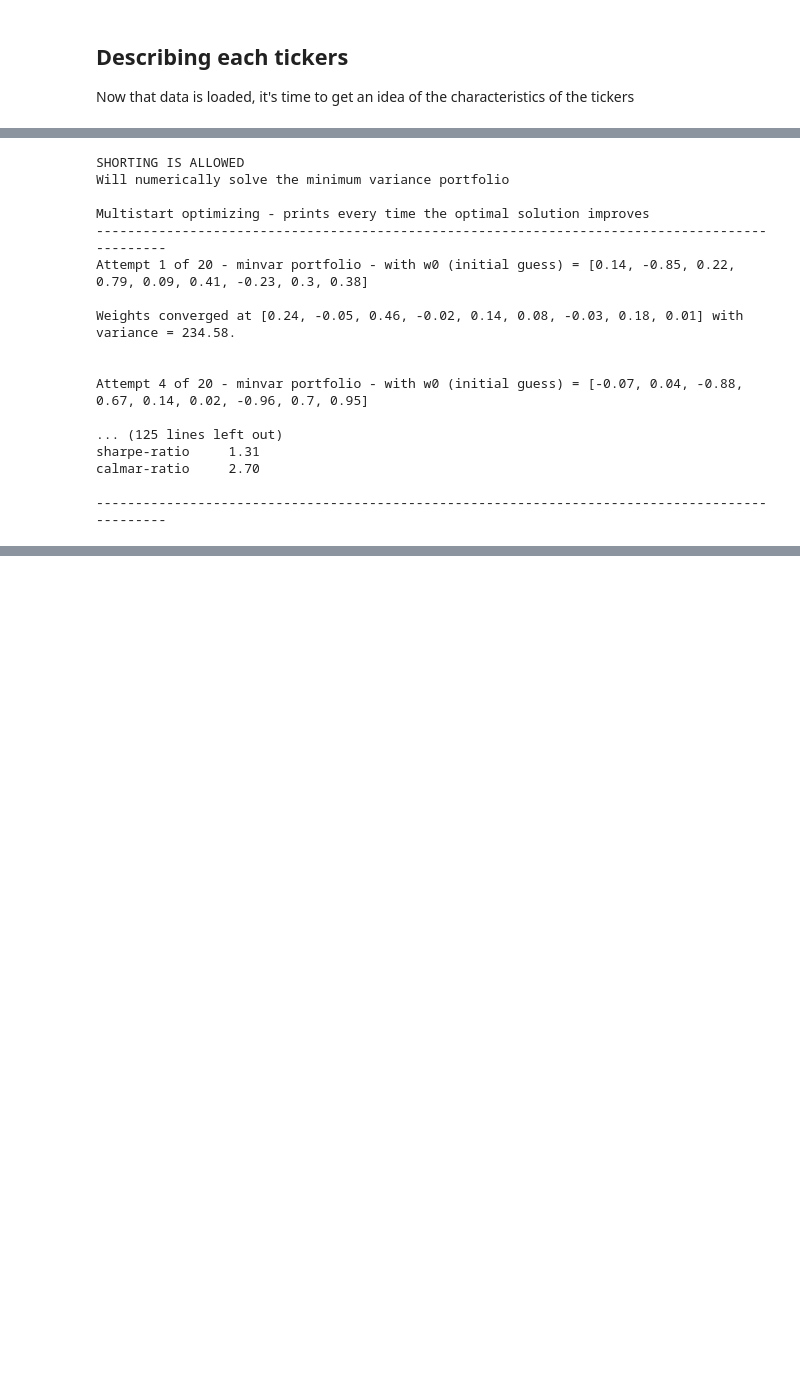
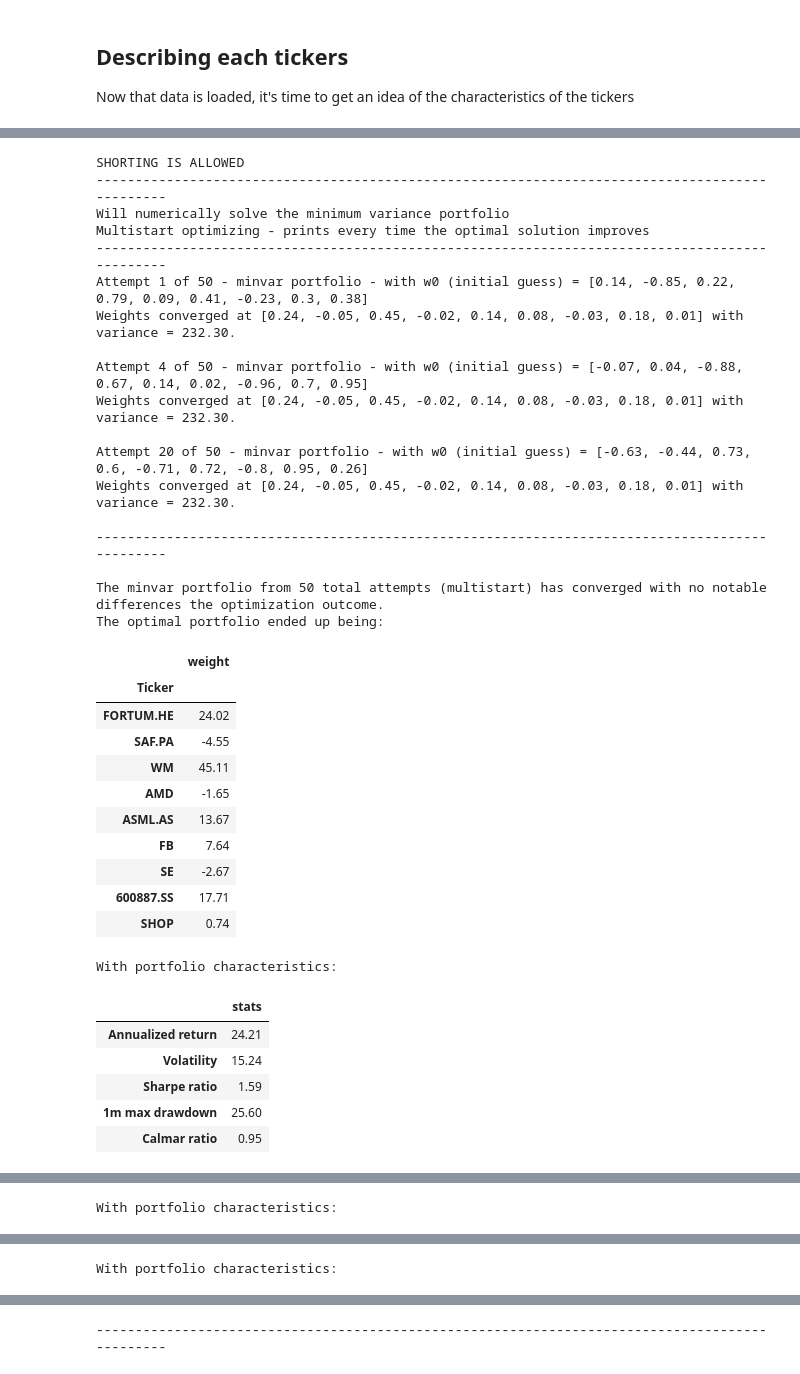
Before and after one commit to OlufKelk/PortfolioDesign, a Jupyter notebook: OptimalPF/Porfolio_notebook.ipynb, the cells around one changed output, grey strips where cells are left out. Drawn from its saved outputs; the diff is of its cells as text; code cells hidden in the pictures; blank space fills up the shorter version.

```diff
--- a/OptimalPF/Porfolio_notebook.ipynb
+++ b/OptimalPF/Porfolio_notebook.ipynb
@@ -127,20 +157,41 @@ Cannot analytically solve the maximum calmar ratio portfolio
-# %%
-pftools.num_optimal_portfolios(df,20,True)
-# %% [output]
-SHORTING IS ALLOWED
-Will numerically solve the minimum variance portfolio
-
-Multistart optimizing - prints every time the optimal solution improves
------------------------------------------------------------------------------------------------
-Attempt 1 of 20 - minvar portfolio - with w0 (initial guess) = [0.14, -0.85, 0.22, 0.79, 0.09, 0.41, -0.23, 0.3, 0.38]
-
-Weights converged at [0.24, -0.05, 0.46, -0.02, 0.14, 0.08, -0.03, 0.18, 0.01] with variance = 234.58.
-
-
-Attempt 4 of 20 - minvar portfolio - with w0 (initial guess) = [-0.07, 0.04, -0.88, 0.67, 0.14, 0.02, -0.96, 0.7, 0.95]
-
-... (125 lines left out)
-sharpe-ratio     1.31
-calmar-ratio     2.70
-
------------------------------------------------------------------------------------------------
+# %%
+import warnings
+warnings.filterwarnings('ignore')
+smvw, stw, scw = pftools.num_optimal_portfolios(df,mu,50,True)
+# %% [output]
+SHORTING IS ALLOWED
+-----------------------------------------------------------------------------------------------
+Will numerically solve the minimum variance portfolio
+Multistart optimizing - prints every time the optimal solution improves
+-----------------------------------------------------------------------------------------------
+Attempt 1 of 50 - minvar portfolio - with w0 (initial guess) = [0.14, -0.85, 0.22, 0.79, 0.09, 0.41, -0.23, 0.3, 0.38]
+Weights converged at [0.24, -0.05, 0.45, -0.02, 0.14, 0.08, -0.03, 0.18, 0.01] with variance = 232.30.
+
+Attempt 4 of 50 - minvar portfolio - with w0 (initial guess) = [-0.07, 0.04, -0.88, 0.67, 0.14, 0.02, -0.96, 0.7, 0.95]
+Weights converged at [0.24, -0.05, 0.45, -0.02, 0.14, 0.08, -0.03, 0.18, 0.01] with variance = 232.30.
+
+Attempt 20 of 50 - minvar portfolio - with w0 (initial guess) = [-0.63, -0.44, 0.73, 0.6, -0.71, 0.72, -0.8, 0.95, 0.26]
+Weights converged at [0.24, -0.05, 0.45, -0.02, 0.14, 0.08, -0.03, 0.18, 0.01] with variance = 232.30.
+
+-----------------------------------------------------------------------------------------------
+
+The minvar portfolio from 50 total attempts (multistart) has converged with no notable differences the optimization outcome.
+The optimal portfolio ended up being:
+|  | weight |
+| Ticker |  |
+| FORTUM.HE | 24.02 |
+| SAF.PA | -4.55 |
+| WM | 45.11 |
+| AMD | -1.65 |
+| ASML.AS | 13.67 |
+| FB | 7.64 |
+| SE | -2.67 |
+| 600887.SS | 17.71 |
+| SHOP | 0.74 |
+With portfolio characteristics:
+|  | stats |
+| Annualized return | 24.21 |
+| Volatility | 15.24 |
+| Sharpe ratio | 1.59 |
+| 1m max drawdown | 25.60 |
+| Calmar ratio | 0.95 |
@@ -146,0 +221 @@ calmar-ratio     2.70
+With portfolio characteristics:
@@ -146,0 +253 @@ calmar-ratio     2.70
+With portfolio characteristics:
@@ -147 +260,2 @@ calmar-ratio     2.70
+-----------------------------------------------------------------------------------------------
 # %%
```
Also changed, not shown: parts of 9 cells of this notebook, 1 other file.
